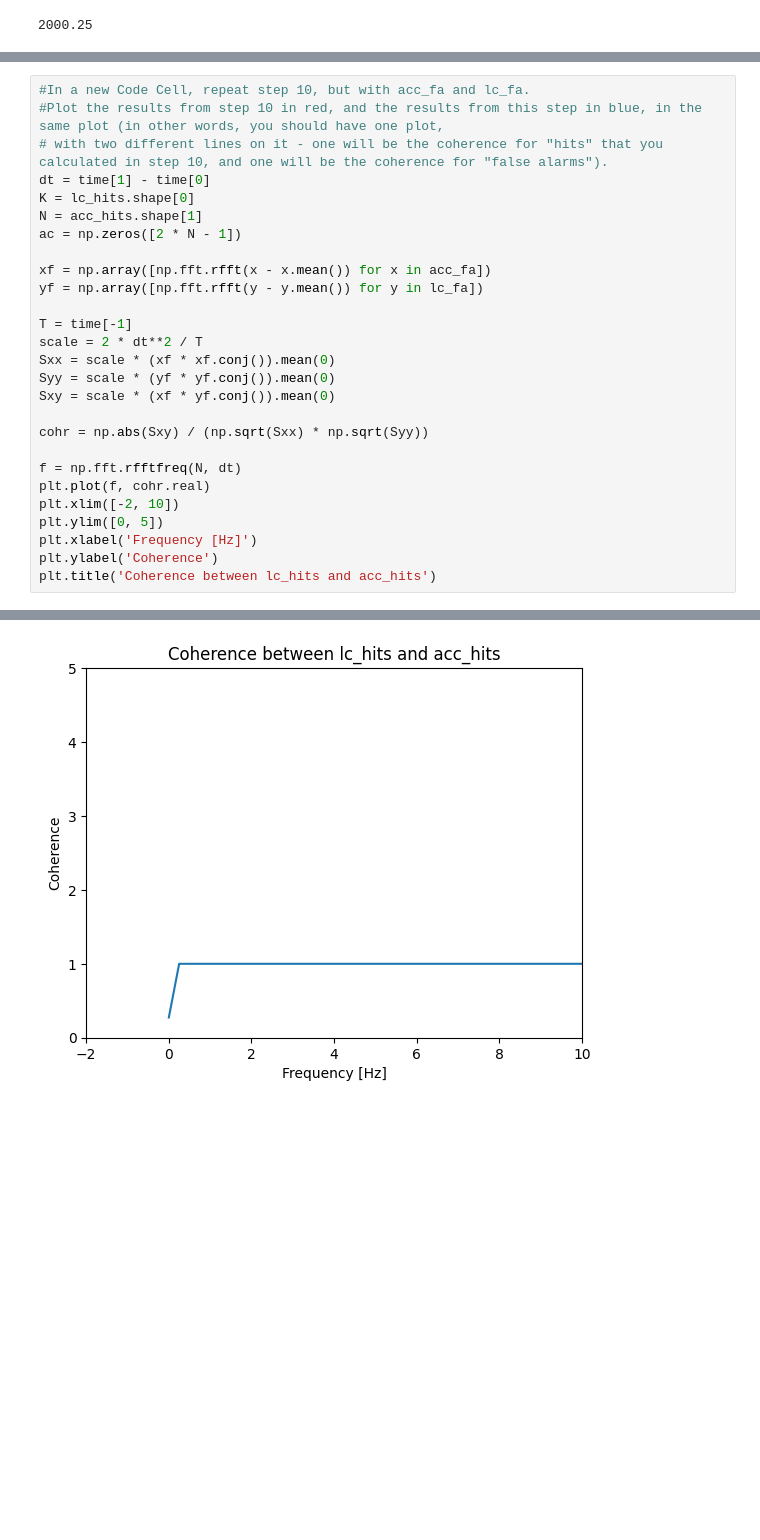
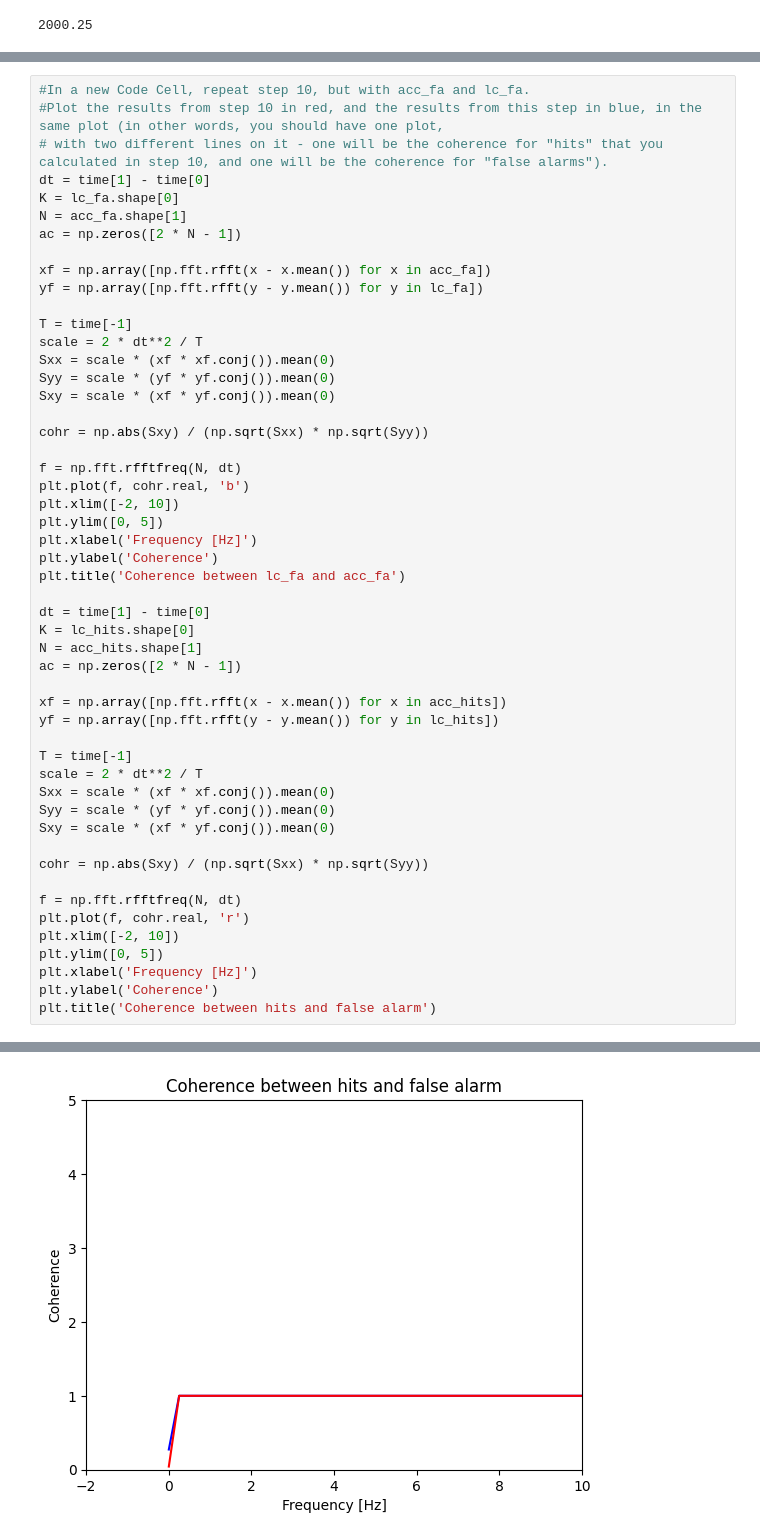
Before and after one commit to caseymacelhiney/neuro265, a Jupyter notebook: coding_homework_6.ipynb, the cells around one changed output, grey strips where cells are left out. Cells and saved outputs as stored; diff of their text form; blank space fills up the shorter version.

```diff
--- a/coding_homework_6.ipynb
+++ b/coding_homework_6.ipynb
@@ -134,8 +136,8 @@ Confused
 #Plot the results from step 10 in red, and the results from this step in blue, in the same plot (in other words, you should have one plot,
 # with two different lines on it - one will be the coherence for "hits" that you calculated in step 10, and one will be the coherence for "false alarms").
 dt = time[1] - time[0]
-K = lc_hits.shape[0]
-N = acc_hits.shape[1]
+K = lc_fa.shape[0]
+N = acc_fa.shape[1]
 ac = np.zeros([2 * N - 1])
 
 xf = np.array([np.fft.rfft(x - x.mean()) for x in acc_fa])
@@ -150,10 +152,34 @@ Sxy = scale * (xf * yf.conj()).mean(0)
 cohr = np.abs(Sxy) / (np.sqrt(Sxx) * np.sqrt(Syy))
 
 f = np.fft.rfftfreq(N, dt)
-plt.plot(f, cohr.real)
+plt.plot(f, cohr.real, 'b')
 plt.xlim([-2, 10])
 plt.ylim([0, 5])
 plt.xlabel('Frequency [Hz]')
 plt.ylabel('Coherence')
-plt.title('Coherence between lc_hits and acc_hits')
+plt.title('Coherence between lc_fa and acc_fa')
+
+dt = time[1] - time[0]
+K = lc_hits.shape[0]
+N = acc_hits.shape[1]
+ac = np.zeros([2 * N - 1])
+
+xf = np.array([np.fft.rfft(x - x.mean()) for x in acc_hits])
+yf = np.array([np.fft.rfft(y - y.mean()) for y in lc_hits])
+
+T = time[-1]
+scale = 2 * dt**2 / T
+Sxx = scale * (xf * xf.conj()).mean(0)
+Syy = scale * (yf * yf.conj()).mean(0)
+Sxy = scale * (xf * yf.conj()).mean(0)
+
+cohr = np.abs(Sxy) / (np.sqrt(Sxx) * np.sqrt(Syy))
+
+f = np.fft.rfftfreq(N, dt)
+plt.plot(f, cohr.real, 'r')
+plt.xlim([-2, 10])
+plt.ylim([0, 5])
+plt.xlabel('Frequency [Hz]')
+plt.ylabel('Coherence')
+plt.title('Coherence between hits and false alarm')
 # %% [output]
@@ -161 +187 @@ Text(0.5, 1.0, 'Coherence between lc_hits and acc_hits')
-[figure, old version]
+[figure, new version]
```
Also changed, not shown: parts of 6 cells of this notebook.
